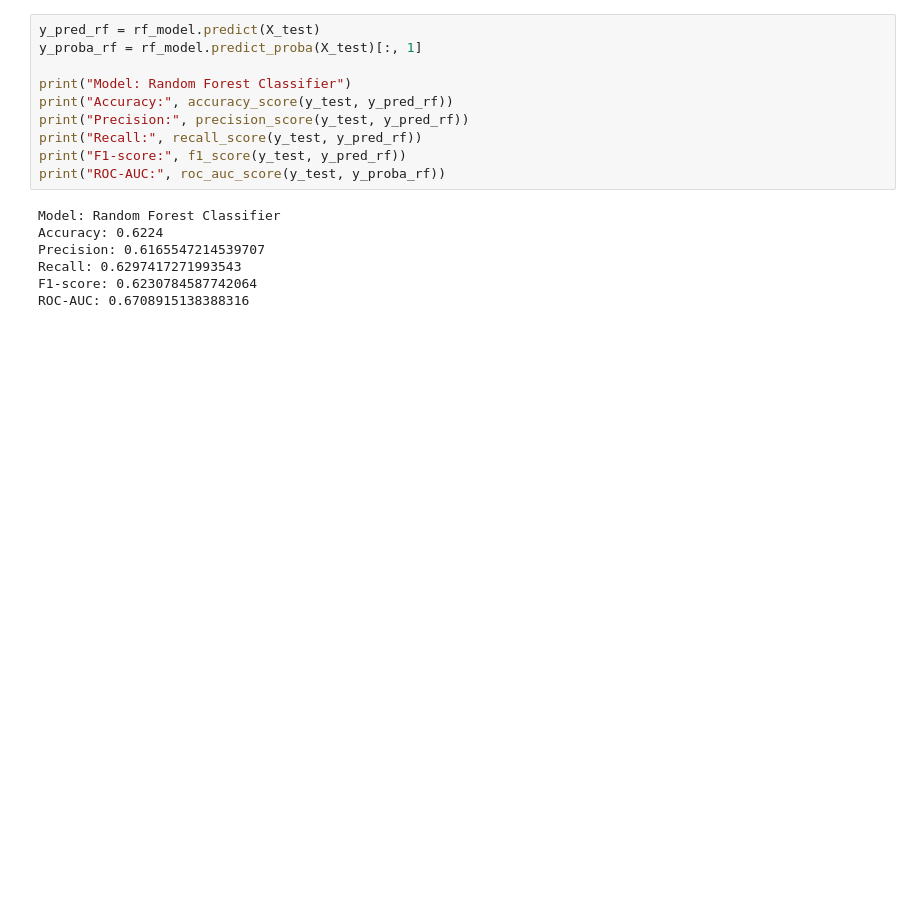
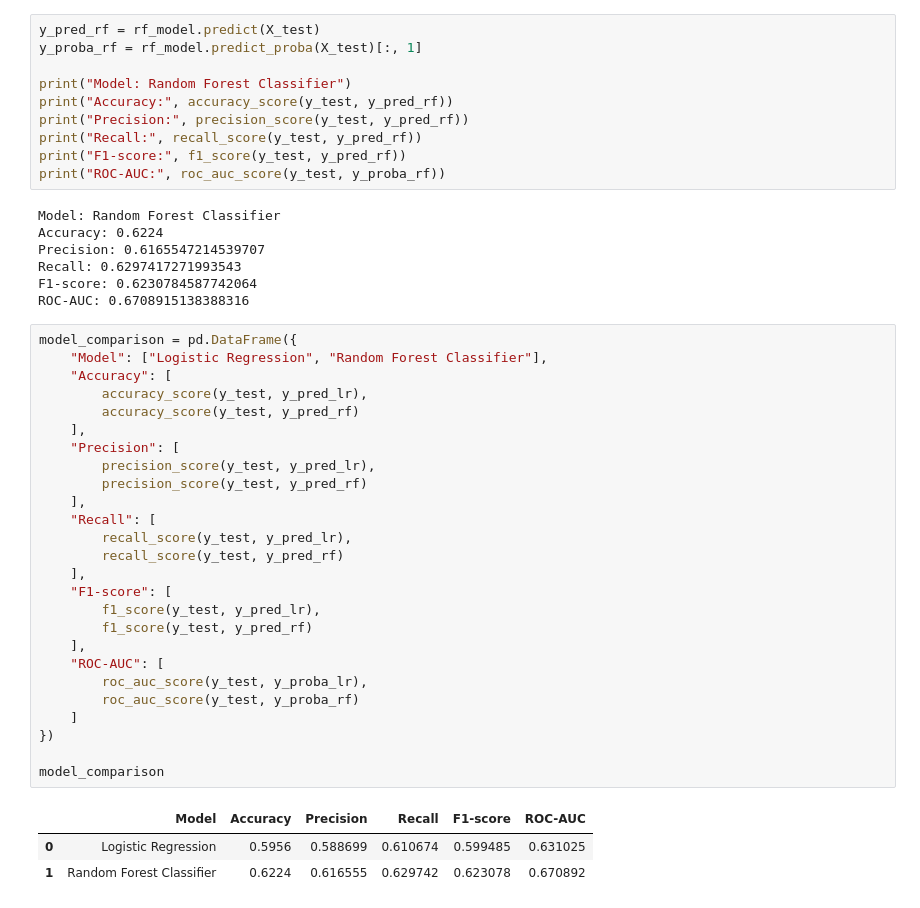
Before and after one commit to joer2040/final, a Jupyter notebook: final.ipynb, the cells around one changed output. Drawn from its saved outputs; the diff is of its cells as text; blank space fills up the shorter version.

```diff
--- a/final.ipynb
+++ b/final.ipynb
@@ -390,3 +368,33 @@ Precision: 0.6165547214539707
 Recall: 0.6297417271993543
 F1-score: 0.6230784587742064
 ROC-AUC: 0.6708915138388316
+# %%
+model_comparison = pd.DataFrame({
+    "Model": ["Logistic Regression", "Random Forest Classifier"],
+    "Accuracy": [
+        accuracy_score(y_test, y_pred_lr),
+        accuracy_score(y_test, y_pred_rf)
+    ],
+    "Precision": [
+        precision_score(y_test, y_pred_lr),
+        precision_score(y_test, y_pred_rf)
+    ],
+    "Recall": [
+        recall_score(y_test, y_pred_lr),
+        recall_score(y_test, y_pred_rf)
+    ],
+    "F1-score": [
+        f1_score(y_test, y_pred_lr),
+        f1_score(y_test, y_pred_rf)
+    ],
+    "ROC-AUC": [
+        roc_auc_score(y_test, y_proba_lr),
+        roc_auc_score(y_test, y_proba_rf)
+    ]
+})
+
+model_comparison
+# %% [output]
+|  | Model | Accuracy | Precision | Recall | F1-score | ROC-AUC |
+| 0 | Logistic Regression | 0.5956 | 0.588699 | 0.610674 | 0.599485 | 0.631025 |
+| 1 | Random Forest Classifier | 0.6224 | 0.616555 | 0.629742 | 0.623078 | 0.670892 |
```
Also changed, not shown: parts of 3 cells of this notebook.
